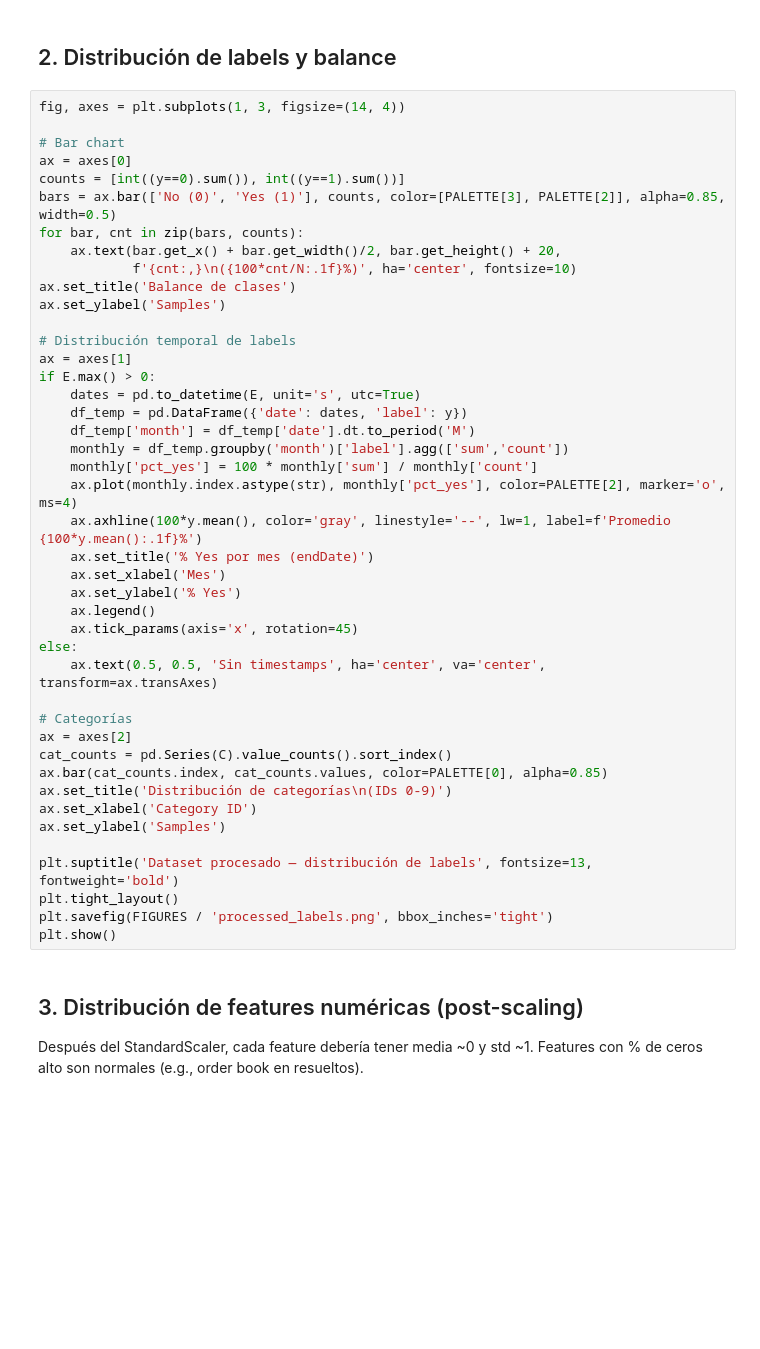
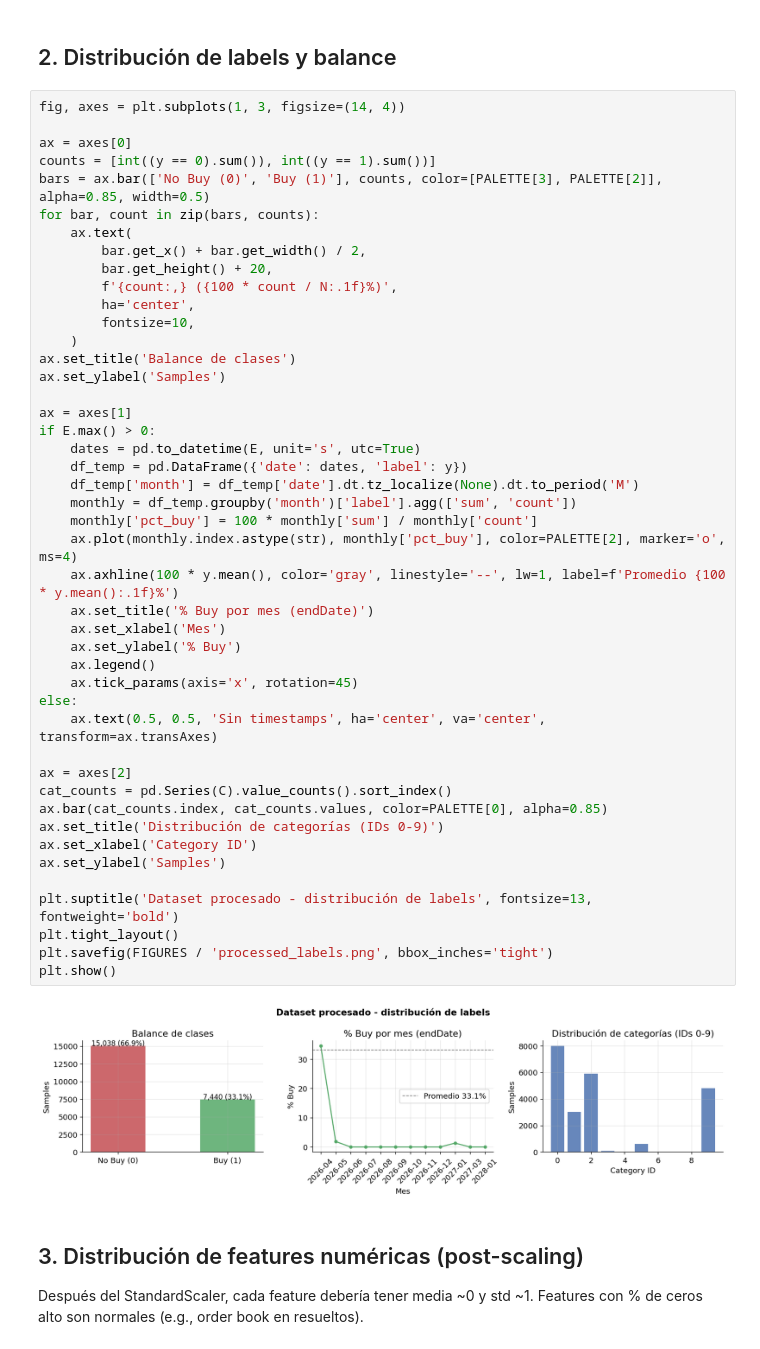
Before and after one commit to Nike2004A/proyecto_polymarket, a Jupyter notebook: notebooks/03_processed_dataset_eda.ipynb, the cells around one changed output. Drawn from its saved outputs; the diff is of its cells as text; blank space fills up the shorter version.

```diff
--- a/notebooks/03_processed_dataset_eda.ipynb
+++ b/notebooks/03_processed_dataset_eda.ipynb
@@ -68,46 +79,50 @@ print(f'Ratio pos/neg:        {y.sum()/(1-y).sum():.2f}')
 # %%
 fig, axes = plt.subplots(1, 3, figsize=(14, 4))
 
-# Bar chart
 ax = axes[0]
-counts = [int((y==0).sum()), int((y==1).sum())]
-bars = ax.bar(['No (0)', 'Yes (1)'], counts, color=[PALETTE[3], PALETTE[2]], alpha=0.85, width=0.5)
-for bar, cnt in zip(bars, counts):
-    ax.text(bar.get_x() + bar.get_width()/2, bar.get_height() + 20,
-            f'{cnt:,}\n({100*cnt/N:.1f}%)', ha='center', fontsize=10)
+counts = [int((y == 0).sum()), int((y == 1).sum())]
+bars = ax.bar(['No Buy (0)', 'Buy (1)'], counts, color=[PALETTE[3], PALETTE[2]], alpha=0.85, width=0.5)
+for bar, count in zip(bars, counts):
+    ax.text(
+        bar.get_x() + bar.get_width() / 2,
+        bar.get_height() + 20,
+        f'{count:,} ({100 * count / N:.1f}%)',
+        ha='center',
+        fontsize=10,
+    )
 ax.set_title('Balance de clases')
 ax.set_ylabel('Samples')
 
-# Distribución temporal de labels
 ax = axes[1]
 if E.max() > 0:
     dates = pd.to_datetime(E, unit='s', utc=True)
     df_temp = pd.DataFrame({'date': dates, 'label': y})
-    df_temp['month'] = df_temp['date'].dt.to_period('M')
-    monthly = df_temp.groupby('month')['label'].agg(['sum','count'])
-    monthly['pct_yes'] = 100 * monthly['sum'] / monthly['count']
-    ax.plot(monthly.index.astype(str), monthly['pct_yes'], color=PALETTE[2], marker='o', ms=4)
-    ax.axhline(100*y.mean(), color='gray', linestyle='--', lw=1, label=f'Promedio {100*y.mean():.1f}%')
-    ax.set_title('% Yes por mes (endDate)')
+    df_temp['month'] = df_temp['date'].dt.tz_localize(None).dt.to_period('M')
+    monthly = df_temp.groupby('month')['label'].agg(['sum', 'count'])
+    monthly['pct_buy'] = 100 * monthly['sum'] / monthly['count']
+    ax.plot(monthly.index.astype(str), monthly['pct_buy'], color=PALETTE[2], marker='o', ms=4)
+    ax.axhline(100 * y.mean(), color='gray', linestyle='--', lw=1, label=f'Promedio {100 * y.mean():.1f}%')
+    ax.set_title('% Buy por mes (endDate)')
     ax.set_xlabel('Mes')
-    ax.set_ylabel('% Yes')
+    ax.set_ylabel('% Buy')
     ax.legend()
     ax.tick_params(axis='x', rotation=45)
 else:
     ax.text(0.5, 0.5, 'Sin timestamps', ha='center', va='center', transform=ax.transAxes)
 
-# Categorías
 ax = axes[2]
 cat_counts = pd.Series(C).value_counts().sort_index()
 ax.bar(cat_counts.index, cat_counts.values, color=PALETTE[0], alpha=0.85)
-ax.set_title('Distribución de categorías\n(IDs 0-9)')
+ax.set_title('Distribución de categorías (IDs 0-9)')
 ax.set_xlabel('Category ID')
 ax.set_ylabel('Samples')
 
-plt.suptitle('Dataset procesado — distribución de labels', fontsize=13, fontweight='bold')
+plt.suptitle('Dataset procesado - distribución de labels', fontsize=13, fontweight='bold')
 plt.tight_layout()
 plt.savefig(FIGURES / 'processed_labels.png', bbox_inches='tight')
 plt.show()
+# %% [output]
+[figure, added]
 # %% [markdown]
 ## 3. Distribución de features numéricas (post-scaling)
 
```
Also changed, not shown: parts of 18 cells of this notebook, 2 other files.
